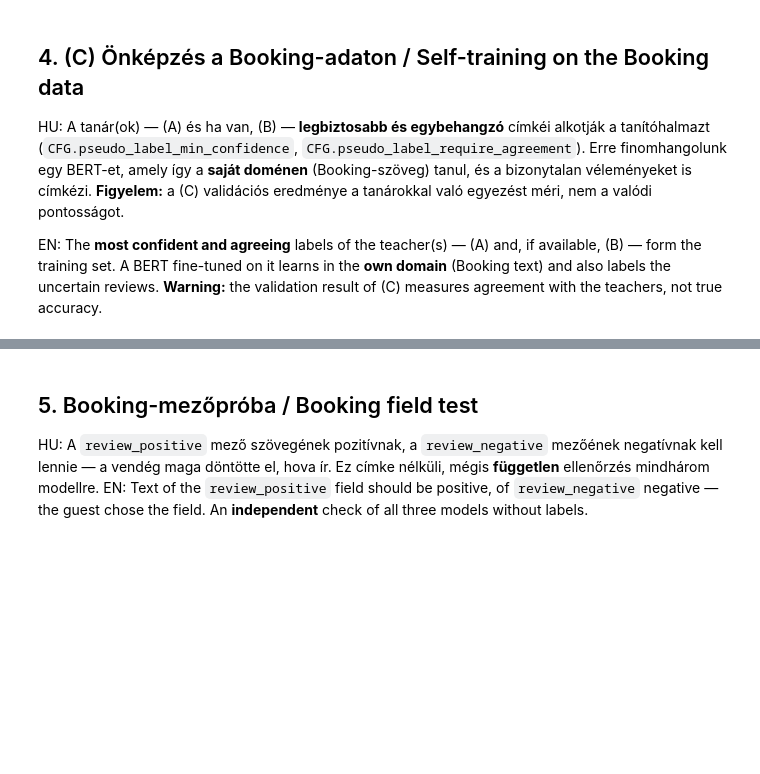
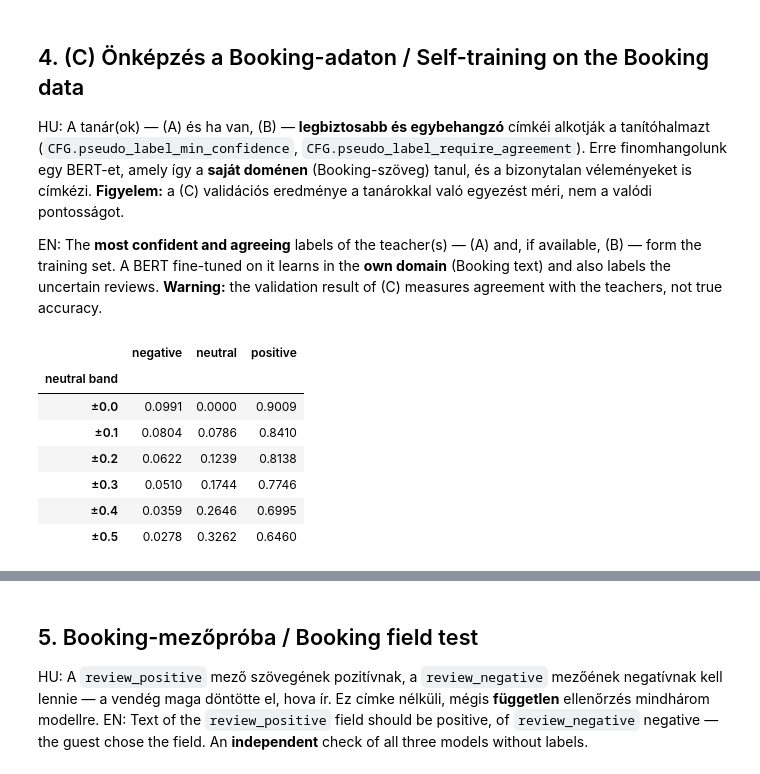
Before and after one commit to sesztaklorant/thesis, a Jupyter notebook: notebooks/02_bert_labelling.ipynb, the cells around one changed output, grey strips where cells are left out. Cells and saved outputs as stored; diff of their text form; code cells hidden in the pictures; blank space fills up the shorter version.

```diff
--- a/notebooks/02_bert_labelling.ipynb
+++ b/notebooks/02_bert_labelling.ipynb
@@ -325,10 +407,31 @@ EN: The **most confident and agreeing** labels of the teacher(s) — (A) and, if
 set. A BERT fine-tuned on it learns in the **own domain** (Booking text) and also labels the uncertain reviews.
 **Warning:** the validation result of (C) measures agreement with the teachers, not true accuracy.
 # %%
-teachers = labels_a.join(labels_b, how="inner") if HRAST_AVAILABLE else labels_a
-pseudo = bl.select_pseudo_labels(teachers)
-display(pseudo["pseudo_label"].value_counts().to_frame("training examples"))
+# HU: Ha a kernel közben újraindult, a címkéket a lemezről töltjük (nincs újraszámolás).
+# EN: If the kernel was restarted meanwhile, labels are loaded from disk (no recomputation).
+if "labels_a" not in globals():
+    labels_a = bl.load_labels("labels_A")
+if HRAST_AVAILABLE and "labels_b" not in globals():
+    labels_b = bl.load_labels("labels_B")
 
-result_c = bt.train_approach_c(working, pseudo)
-print("Validation (agreement with the teachers):", {k: round(v, 4) for k, v in result_c["val_metrics"].items()
-                                                    if k in ("accuracy", "f1_macro")})
+# HU: SEMLEGES SÁV a (B)-re: a mondatszintű címkézésnél a vélemények közel fele vegyes,
+#     az argmax ezeket pozitívnak mondja. A sáv-szabály a kiegyenlített véleményeket
+#     semlegesnek veszi (config.review_neutral_band). Előbb az érzékenységi tábla:
+# EN: NEUTRAL BAND for (B): with sentence-level labelling almost half of the reviews are
+#     mixed and argmax calls them positive. The band rule treats balanced reviews as
+#     neutral (config.review_neutral_band). First the sensitivity table:
+if HRAST_AVAILABLE:
+    band_table = bl.neutral_band_table(labels_b, "B")
+    display(band_table)
+    ev.save_table(band_table, "02_B_neutral_band_sensitivity")
+    labels_b = bl.apply_neutral_band(labels_b, "B")
+    bl.save_labels(labels_b, "labels_B")
+# %% [output]
+|  | negative | neutral | positive |
+| neutral band |  |  |  |
+| ±0.0 | 0.0991 | 0.0000 | 0.9009 |
+| ±0.1 | 0.0804 | 0.0786 | 0.8410 |
+| ±0.2 | 0.0622 | 0.1239 | 0.8138 |
+| ±0.3 | 0.0510 | 0.1744 | 0.7746 |
+| ±0.4 | 0.0359 | 0.2646 | 0.6995 |
+| ±0.5 | 0.0278 | 0.3262 | 0.6460 |
```
Also changed, not shown: parts of 9 cells of this notebook.
